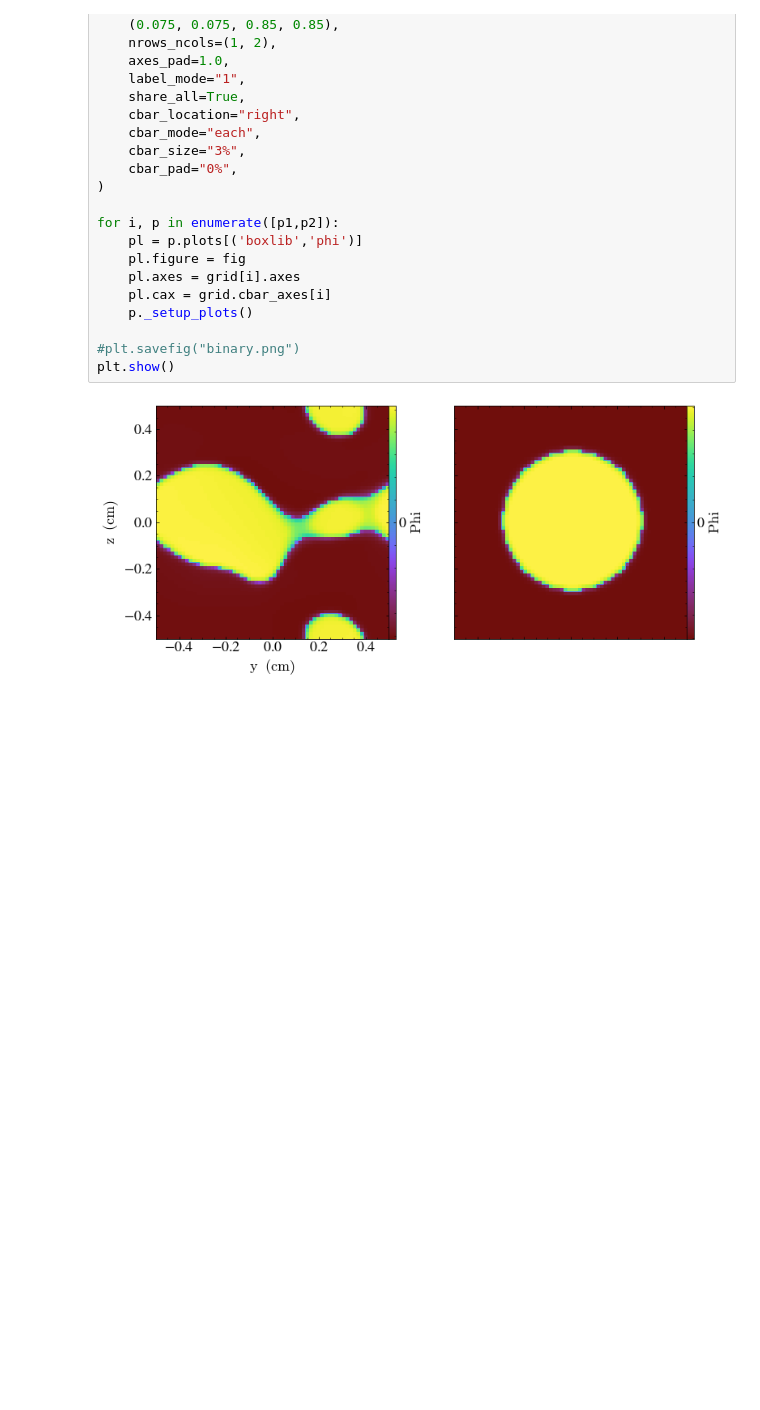
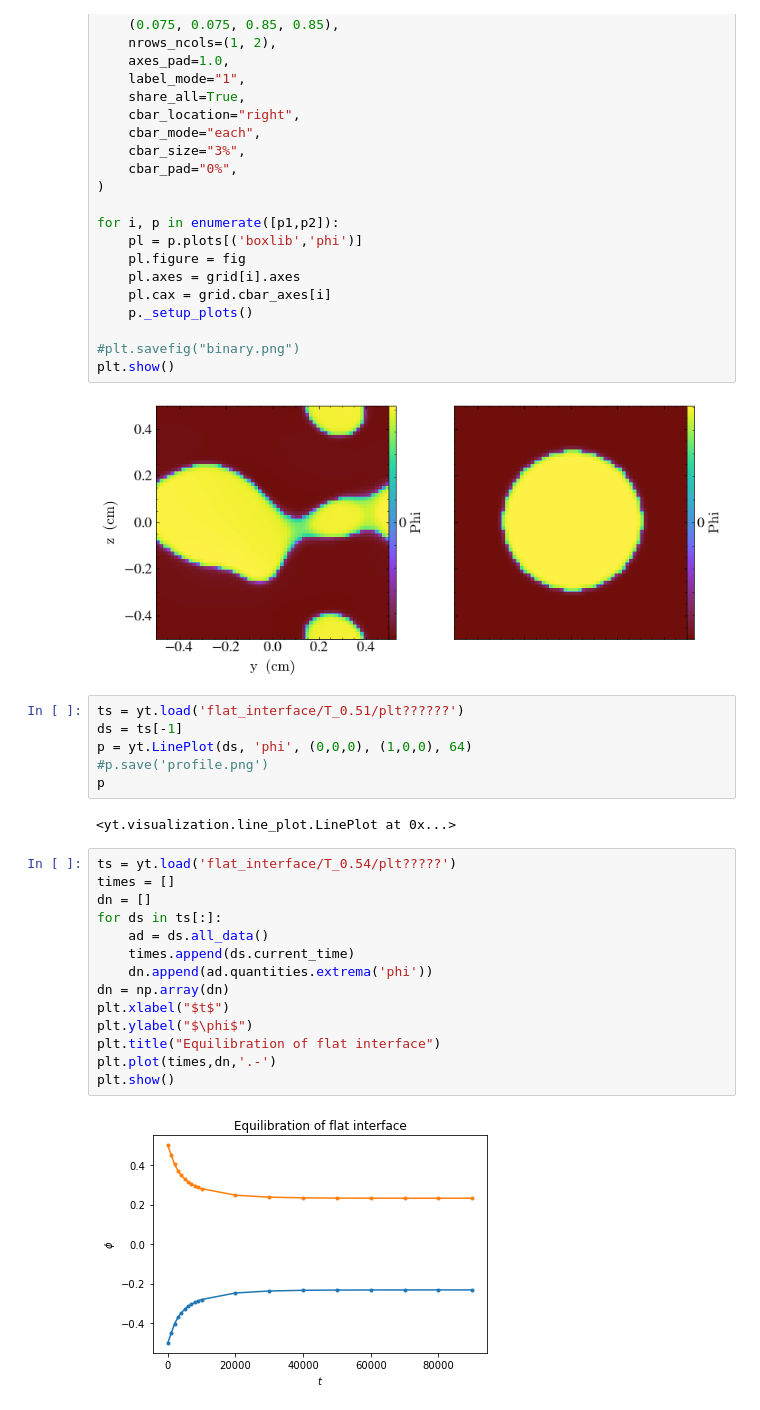
Before and after one commit to AMReX-FHD/LBMeX, a Jupyter notebook: GuidedTutorials/LBM/binary/Visualization.ipynb, the cells around one changed output. Cells and saved outputs as stored; diff of their text form; blank space fills up the shorter version.

Commit message:
Visualization of Young-Laplace law

```diff
--- a/GuidedTutorials/LBM/binary/Visualization.ipynb
+++ b/GuidedTutorials/LBM/binary/Visualization.ipynb
@@ -46,3 +46,27 @@ for i, p in enumerate([p1,p2]):
 plt.show()
 # %% [output]
 [figure]
+# %%
+ts = yt.load('flat_interface/T_0.51/plt??????')
+ds = ts[-1]
+p = yt.LinePlot(ds, 'phi', (0,0,0), (1,0,0), 64)
+#p.save('profile.png')
+p
+# %% [output]
+<yt.visualization.line_plot.LinePlot at 0x...>
+# %%
+ts = yt.load('flat_interface/T_0.54/plt?????')
+times = []
+dn = []
+for ds in ts[:]:
+    ad = ds.all_data()
+    times.append(ds.current_time)
+    dn.append(ad.quantities.extrema('phi'))
+dn = np.array(dn)
+plt.xlabel("$t$")
+plt.ylabel("$\phi$")
+plt.title("Equilibration of flat interface")
+plt.plot(times,dn,'.-')
+plt.show()
+# %% [output]
+[figure, added]
```
Also changed, not shown: parts of 4 cells of this notebook.
